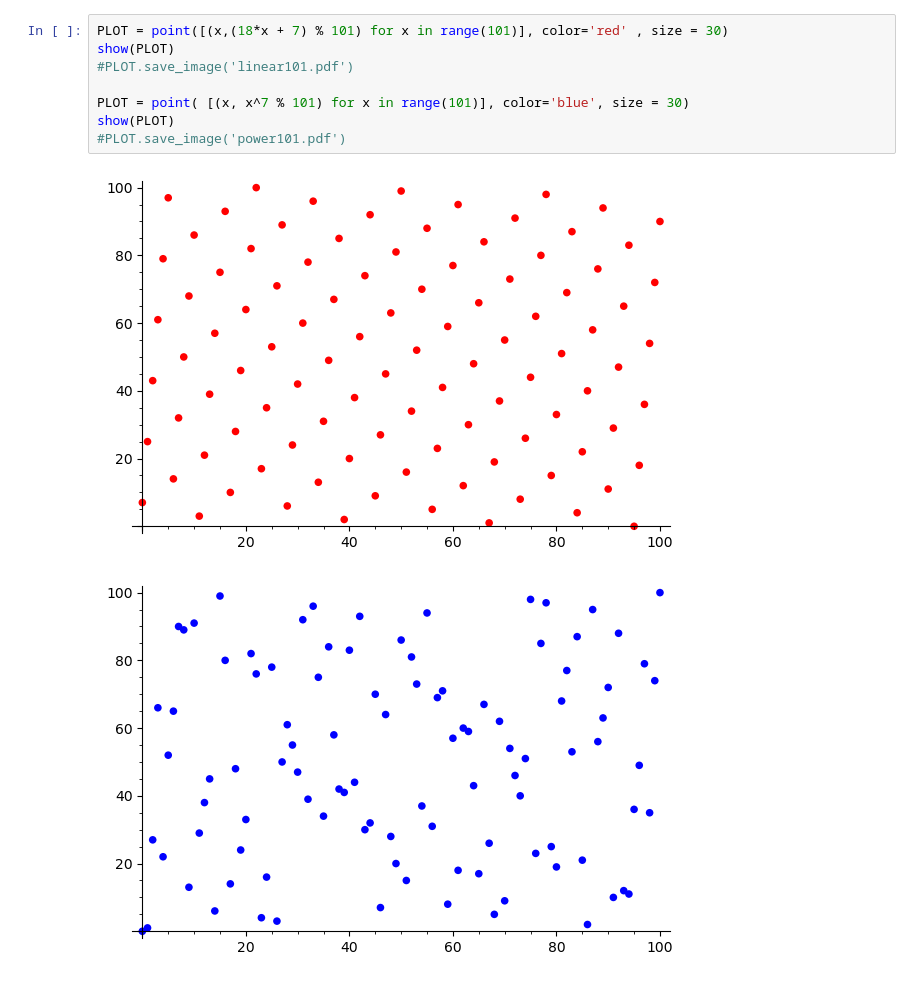
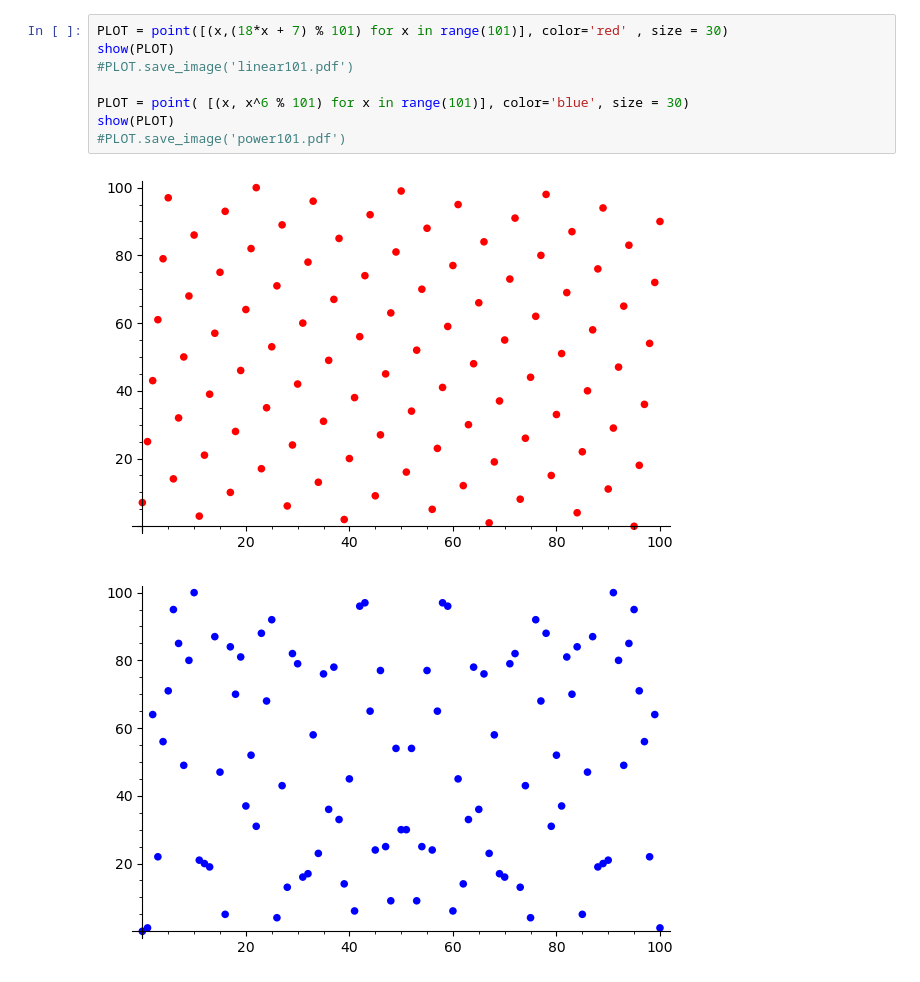
Before and after one commit to gaverkov/crypto_course, a Jupyter notebook: linear vs. power.ipynb, the cells around one changed output. Saved outputs shown, nothing was run; the diff lists cells and outputs as text.

```diff
--- a/linear vs. power.ipynb
+++ b/linear vs. power.ipynb
@@ -1,11 +1,11 @@
 # %%
 PLOT = point([(x,(18*x + 7) % 101) for x in range(101)], color='red' , size = 30)
 show(PLOT)
 #PLOT.save_image('linear101.pdf')
 
-PLOT = point( [(x, x^7 % 101) for x in range(101)], color='blue', size = 30)
+PLOT = point( [(x, x^6 % 101) for x in range(101)], color='blue', size = 30)
 show(PLOT)
 #PLOT.save_image('power101.pdf')
 # %% [output]
 [figure]
-[figure, old version]
+[figure, new version]
```
Also changed, not shown: 2 other files.
